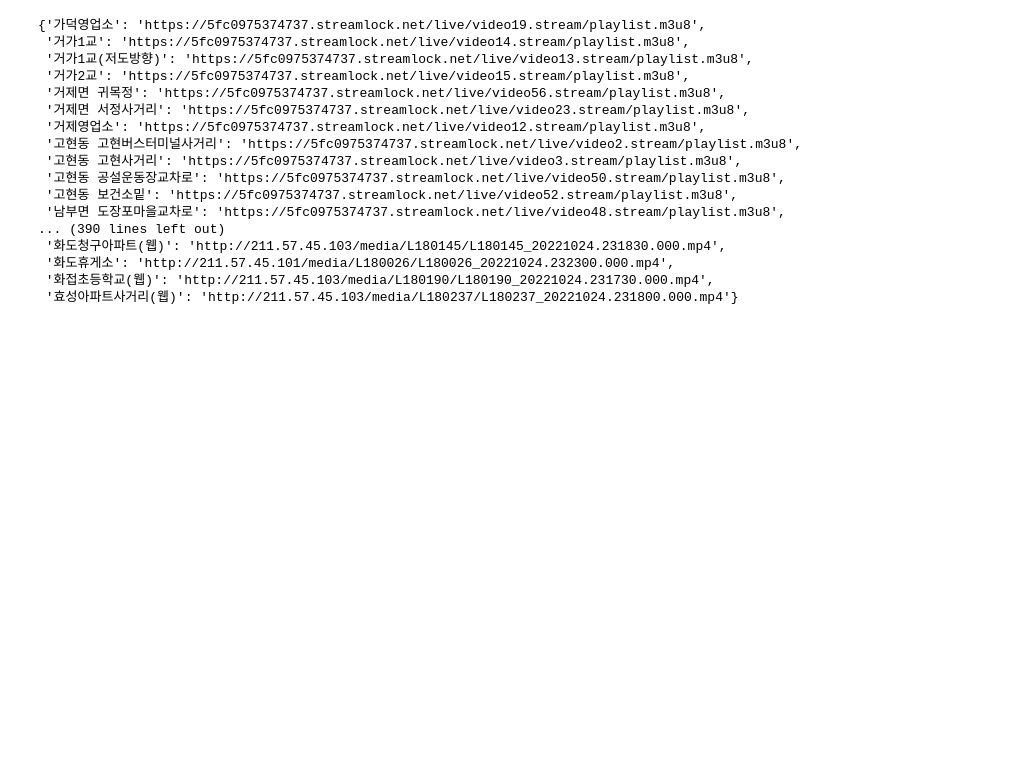
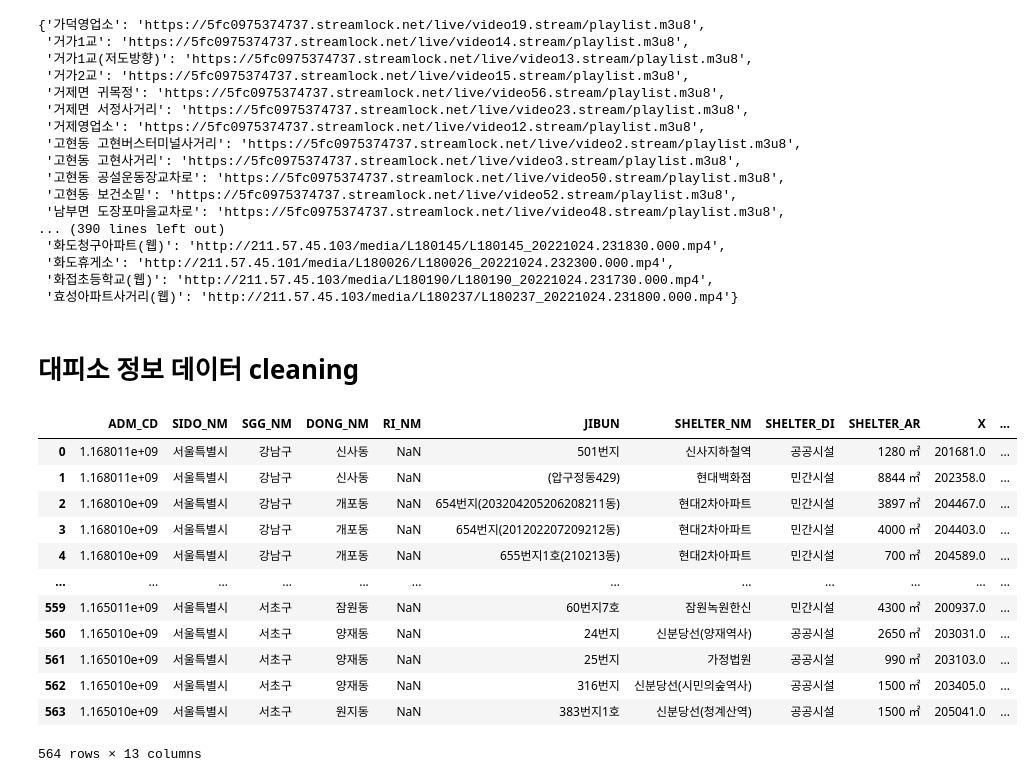
Before and after one commit to ebokyung/2022-2-SCS4031-9to6, a Jupyter notebook: Model/data_preparation/data_screening.ipynb, the cells around one changed output. Cells and saved outputs as stored; diff of their text form; code cells hidden in the pictures; blank space fills up the shorter version.

```diff
--- a/Model/data_preparation/data_screening.ipynb
+++ b/Model/data_preparation/data_screening.ipynb
@@ -166,3 +166,22 @@ m3u8_url
  '화도휴게소': 'http://211.57.45.101/media/L180026/L180026_20221024.232300.000.mp4',
  '화접초등학교(웹)': 'http://211.57.45.103/media/L180190/L180190_20221024.231730.000.mp4',
  '효성아파트사거리(웹)': 'http://211.57.45.103/media/L180237/L180237_20221024.231800.000.mp4'}
+# %% [markdown]
+# 대피소 정보 데이터 cleaning
+# %%
+df = pd.read_csv('../data/tabular/서비스지역 대피소 좌표포함.csv', encoding='cp949')
+df
+# %% [output]
+|  | ADM_CD | SIDO_NM | SGG_NM | DONG_NM | RI_NM | JIBUN | SHELTER_NM | SHELTER_DI | SHELTER_AR | X | ... |
+| 0 | 1.168011e+09 | 서울특별시 | 강남구 | 신사동 | NaN | 501번지 | 신사지하철역 | 공공시설 | 1280 ㎡ | 201681.0 | ... |
+| 1 | 1.168011e+09 | 서울특별시 | 강남구 | 신사동 | NaN | (압구정동429) | 현대백화점 | 민간시설 | 8844 ㎡ | 202358.0 | ... |
+| 2 | 1.168010e+09 | 서울특별시 | 강남구 | 개포동 | NaN | 654번지(203204205206208211동) | 현대2차아파트 | 민간시설 | 3897 ㎡ | 204467.0 | ... |
+| 3 | 1.168010e+09 | 서울특별시 | 강남구 | 개포동 | NaN | 654번지(201202207209212동) | 현대2차아파트 | 민간시설 | 4000 ㎡ | 204403.0 | ... |
+| 4 | 1.168010e+09 | 서울특별시 | 강남구 | 개포동 | NaN | 655번지1호(210213동) | 현대2차아파트 | 민간시설 | 700 ㎡ | 204589.0 | ... |
+| ... | ... | ... | ... | ... | ... | ... | ... | ... | ... | ... | ... |
+| 559 | 1.165011e+09 | 서울특별시 | 서초구 | 잠원동 | NaN | 60번지7호 | 잠원녹원한신 | 민간시설 | 4300 ㎡ | 200937.0 | ... |
+| 560 | 1.165010e+09 | 서울특별시 | 서초구 | 양재동 | NaN | 24번지 | 신분당선(양재역사) | 공공시설 | 2650 ㎡ | 203031.0 | ... |
+| 561 | 1.165010e+09 | 서울특별시 | 서초구 | 양재동 | NaN | 25번지 | 가정법원 | 공공시설 | 990 ㎡ | 203103.0 | ... |
+| 562 | 1.165010e+09 | 서울특별시 | 서초구 | 양재동 | NaN | 316번지 | 신분당선(시민의숲역사) | 공공시설 | 1500 ㎡ | 203405.0 | ... |
+| 563 | 1.165010e+09 | 서울특별시 | 서초구 | 원지동 | NaN | 383번지1호 | 신분당선(청계산역) | 공공시설 | 1500 ㎡ | 205041.0 | ... |
+564 rows × 13 columns
```
Also changed, not shown: parts of 2 cells of this notebook, 3 other files.
